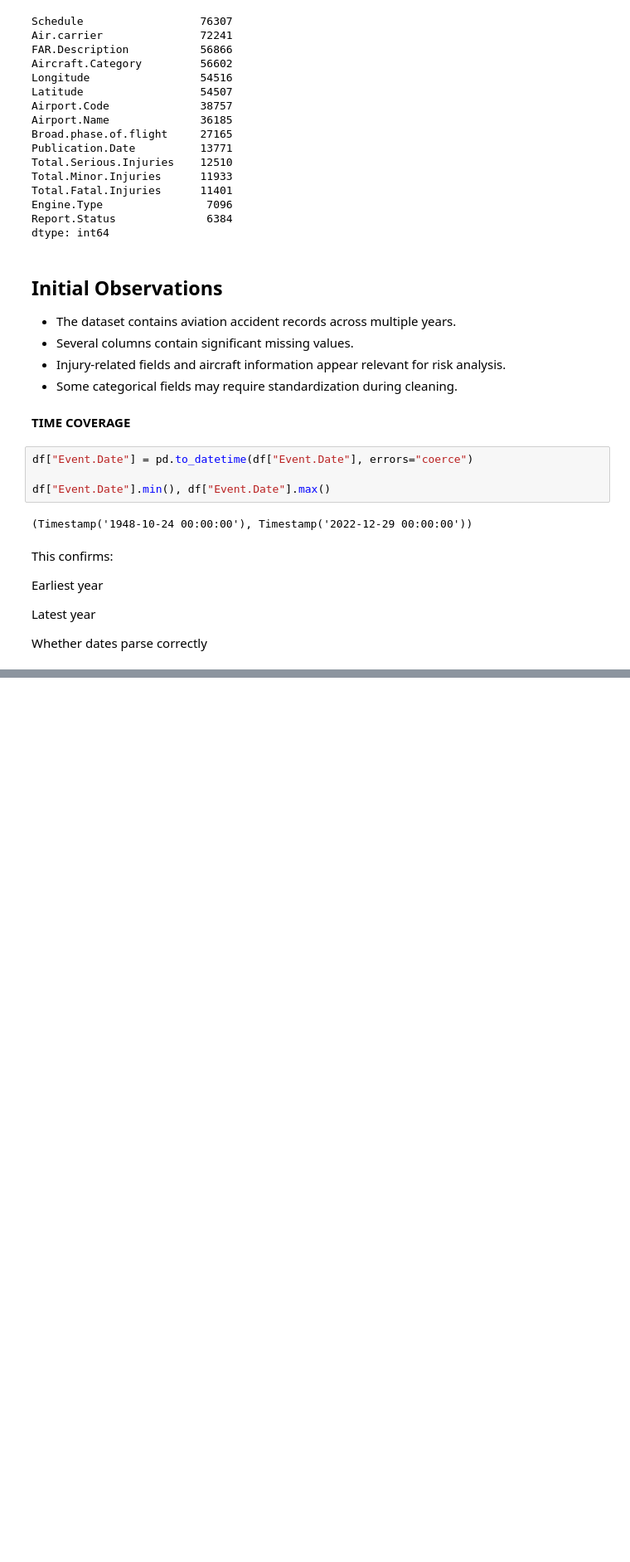
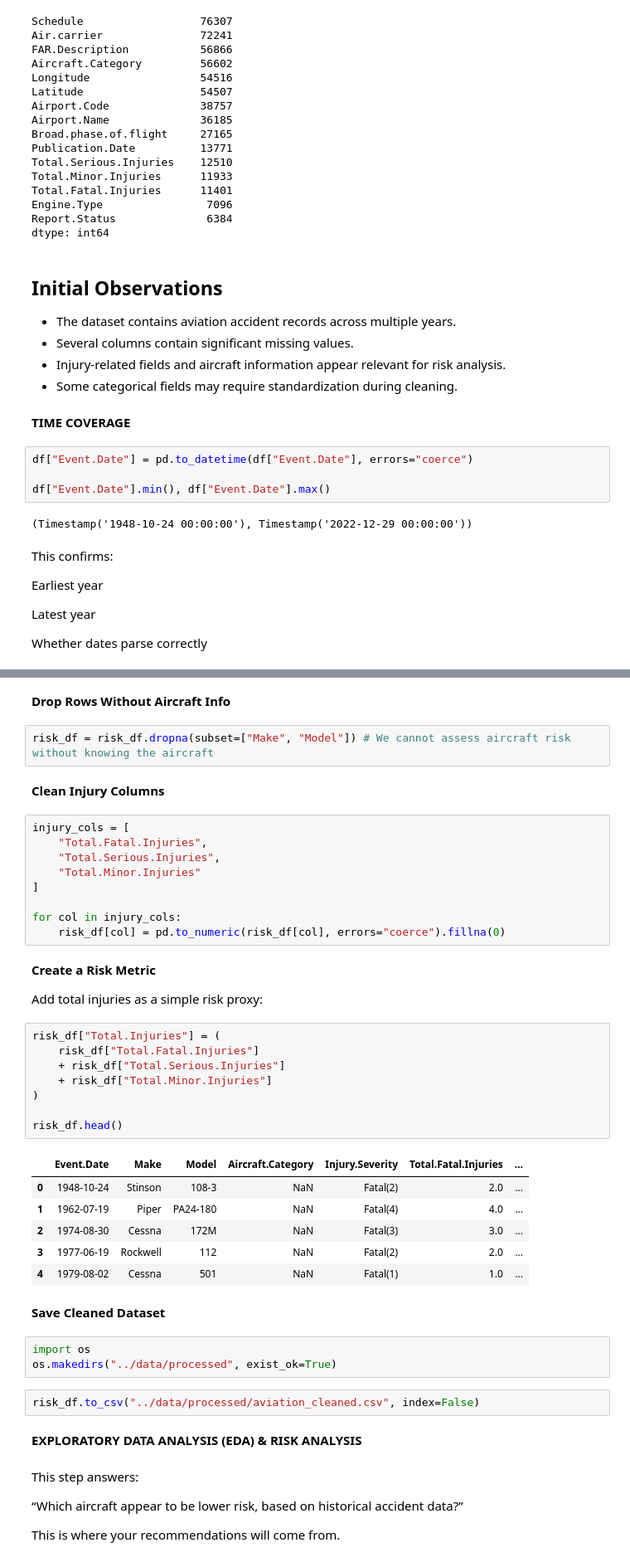
Before and after one commit to michelleotieno12-netizen/aviation-safety-analysis1, a Jupyter notebook: notebooks/01_aviation_safety_analysis.ipynb, the cells around one changed output, grey strips where cells are left out. Shown: that part at 83% size. Saved outputs shown, nothing was run; the diff lists cells and outputs as text; blank space fills up the shorter version.

```diff
--- a/notebooks/01_aviation_safety_analysis.ipynb
+++ b/notebooks/01_aviation_safety_analysis.ipynb
@@ -169,0 +257,49 @@ Whether dates parse correctly
+# %% [markdown]
+**Drop Rows Without Aircraft Info**
+# %%
+risk_df = risk_df.dropna(subset=["Make", "Model"]) # We cannot assess aircraft risk without knowing the aircraft
+# %% [markdown]
+**Clean Injury Columns**
+# %%
+injury_cols = [
+    "Total.Fatal.Injuries",
+    "Total.Serious.Injuries",
+    "Total.Minor.Injuries"
+]
+
+for col in injury_cols:
+    risk_df[col] = pd.to_numeric(risk_df[col], errors="coerce").fillna(0)
+# %% [markdown]
+**Create a Risk Metric**
+
+Add total injuries as a simple risk proxy:
+# %%
+risk_df["Total.Injuries"] = (
+    risk_df["Total.Fatal.Injuries"]
+    + risk_df["Total.Serious.Injuries"]
+    + risk_df["Total.Minor.Injuries"]
+)
+
+risk_df.head()
+# %% [output]
+|  | Event.Date | Make | Model | Aircraft.Category | Injury.Severity | Total.Fatal.Injuries | ... |
+| 0 | 1948-10-24 | Stinson | 108-3 | NaN | Fatal(2) | 2.0 | ... |
+| 1 | 1962-07-19 | Piper | PA24-180 | NaN | Fatal(4) | 4.0 | ... |
+| 2 | 1974-08-30 | Cessna | 172M | NaN | Fatal(3) | 3.0 | ... |
+| 3 | 1977-06-19 | Rockwell | 112 | NaN | Fatal(2) | 2.0 | ... |
+| 4 | 1979-08-02 | Cessna | 501 | NaN | Fatal(1) | 1.0 | ... |
+# %% [markdown]
+**Save Cleaned Dataset**
+# %%
+import os
+os.makedirs("../data/processed", exist_ok=True)
+# %%
+risk_df.to_csv("../data/processed/aviation_cleaned.csv", index=False)
+# %% [markdown]
+**EXPLORATORY DATA ANALYSIS (EDA) & RISK ANALYSIS**
+# %% [markdown]
+This step answers:
+
+“Which aircraft appear to be lower risk, based on historical accident data?”
+
+This is where your recommendations will come from.
```
Also changed, not shown: parts of 23 cells of this notebook.
